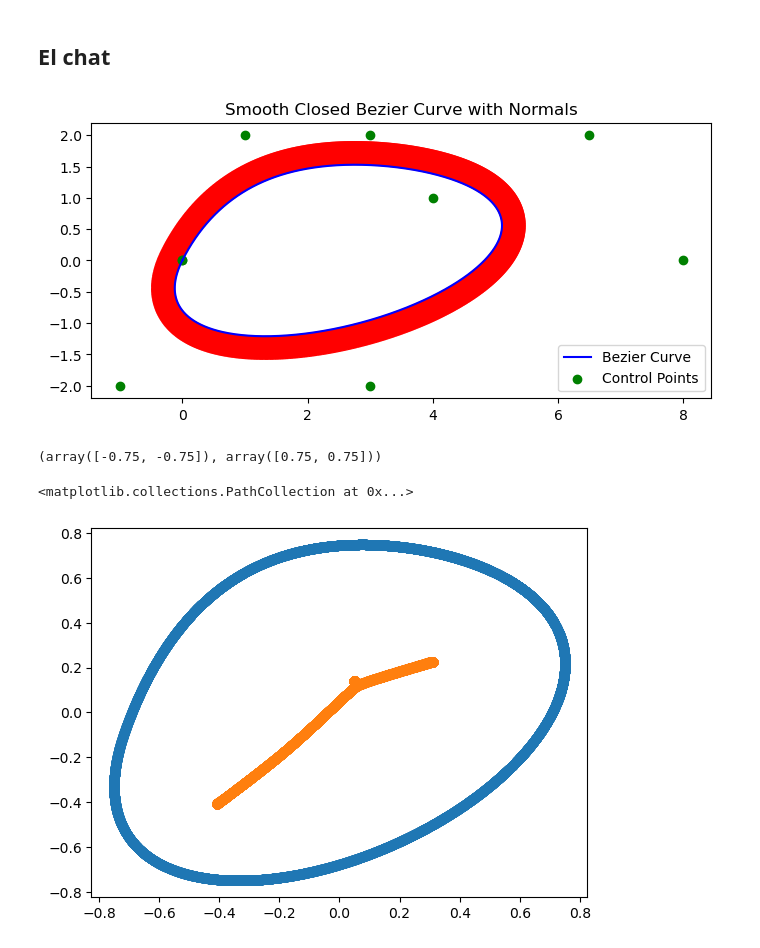
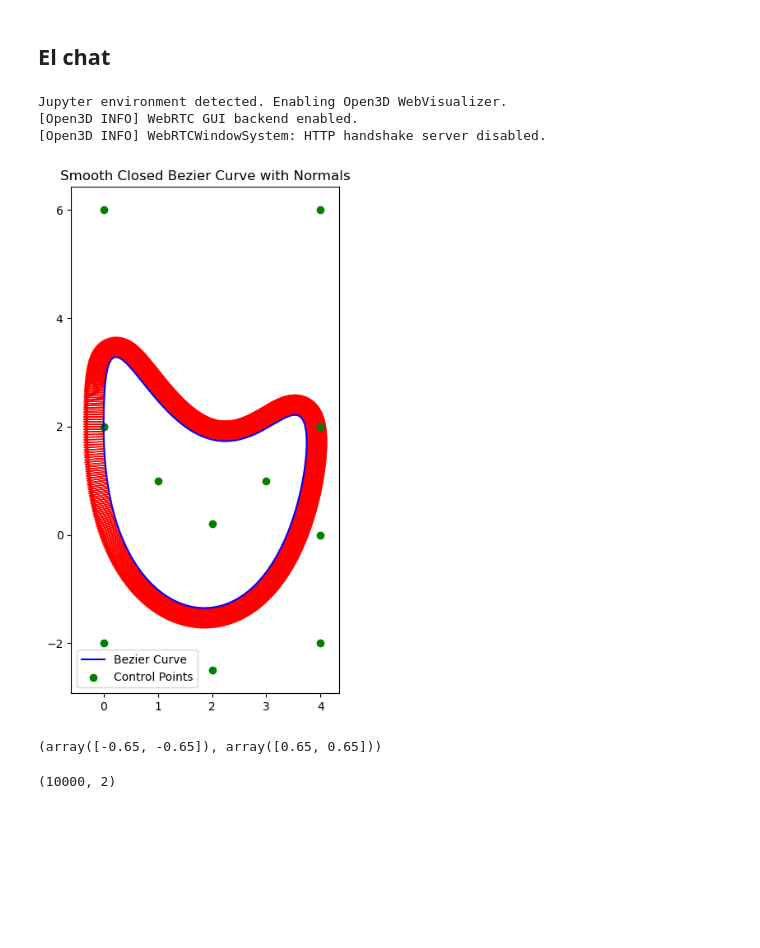
Before and after one commit to miguef98/NIFs, a Jupyter notebook: bezier.ipynb, the cells around one changed output. Saved outputs shown, nothing was run; the diff lists cells and outputs as text; code cells hidden in the pictures; blank space fills up the shorter version.

```diff
--- a/bezier.ipynb
+++ b/bezier.ipynb
@@ -80,11 +80,12 @@ import numpy as np
 import matplotlib.pyplot as plt
 import open3d as o3d
 from scipy.spatial import Voronoi, Delaunay, voronoi_plot_2d
+import math
 
 # Function to compute Bernstein polynomials
 def bernstein_poly(i, n, t):
-    return (np.math.factorial(n) /
-            (np.math.factorial(i) * np.math.factorial(n - i))) * (t ** i) * ((1 - t) ** (n - i))
+    return (math.factorial(n) /
+            (math.factorial(i) * math.factorial(n - i))) * (t ** i) * ((1 - t) ** (n - i))
 
 # Bezier curve function
 def bezier_curve(control_points, n_points=100):
@@ -114,56 +115,63 @@ def compute_normals(tangents):
     normals = normals / norm[:, np.newaxis]
     return normals
 
-# Define control points for a smooth closed loop Bezier curve
 control_points = np.array([
-    [0.0, 0.0],
-    [1.0, 2.0],
-    [3.0, 2.0],
-    [4.0, 1.0],
-    [6.5, 2.0],
-    [8.0, 0.0],
-    [3.0, -2.0],
-    [1.0, -2.0],
+    [0.0, 2.0],    # Top-left of the "U"
+    [0.0, -2.0],   # Left curve down
+    [2.0, -2.5],   # Bottom of the "U"
+    [4.0, -2.0],   # Right curve up
+    [4.0, 0.0],    # Top-right of the "U"
+    [4.0, 2.0],
+    [4.0, 6.0],
+    [4.0, 2.0],
+    [3, 1],    # Top-left inward control for closure
+    [2, 0.2],
+    [1, 1],
+    [1, 1],
+    [0,2]
 ])
 
 # Create symmetry for smooth closure
 # Ensure the first and last control points are symmetric around the start/end point
-control_points = np.vstack([control_points, [0.0, 0.0]])  # Close the loop
+#control_points = np.vstack([control_points, [0.0, 0.0]])  # Close the loop
 
 # Adjust second and second-last points for smoothness (C1 continuity)
 control_points[-2] = 2 * control_points[-1] - control_points[1]  # Make the last control point mirror the first
 
 # Generate the Bezier curve
 n_points = 10000
 curve = bezier_curve(control_points, n_points)
 
 # Compute tangents and normals
 tangents = compute_tangents(control_points, n_points)
-normals = compute_normals(tangents)
+normals = -1 * compute_normals(tangents)
 
 # Plotting the curve and normals
 plt.figure(figsize=(8, 8))
 plt.plot(curve[:, 0], curve[:, 1], label='Bezier Curve', color='blue')
 
 # Sample and plot normals at every 10th point
 for i in range(0, n_points, 10):
     plt.arrow(curve[i, 0], curve[i, 1], normals[i, 0] * 0.3, normals[i, 1] * 0.3, color='red', head_width=0.05)
 
 plt.scatter(control_points[:, 0], control_points[:, 1], color='green', label='Control Points')
 plt.legend()
 plt.title('Smooth Closed Bezier Curve with Normals')
 plt.gca().set_aspect('equal', adjustable='box')
 plt.show()
 # %% [output]
+Jupyter environment detected. Enabling Open3D WebVisualizer.
+[Open3D INFO] WebRTC GUI backend enabled.
+[Open3D INFO] WebRTCWindowSystem: HTTP handshake server disabled.
-[figure, old version]
+[figure, new version]
 # %%
 np.min( curve, axis=0), np.max(curve,axis=0)
 
 curve -= np.min(curve,axis=0)
 curve /= np.max( curve, axis=0) / 2
 curve -= np.ones((1,2))
-curve *= 0.75
+curve *= 0.65
 
 np.min( curve, axis=0), np.max(curve,axis=0)
 # %% [output]
-(array([-0.75, -0.75]), array([0.75, 0.75]))
+(array([-0.65, -0.65]), array([0.65, 0.65]))
@@ -234,6 +178,4 @@ c, e = compute_voronoi_vertices_and_edges_2d( curve )
-# %%
-plt.scatter( curve[:,0],curve[:,1])
-plt.scatter( c[:,0], c[:,1])
-# %% [output]
-<matplotlib.collections.PathCollection at 0x...>
-[figure, removed]
+# %%
+curve.shape
+# %% [output]
+(10000, 2)
```
Also changed, not shown: parts of 5 cells of this notebook, 17 other files.
